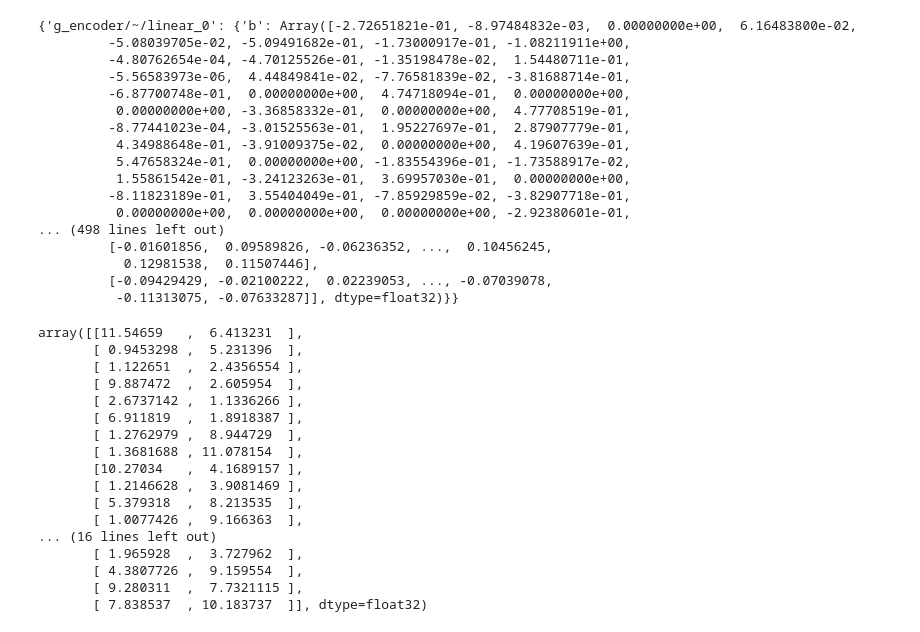
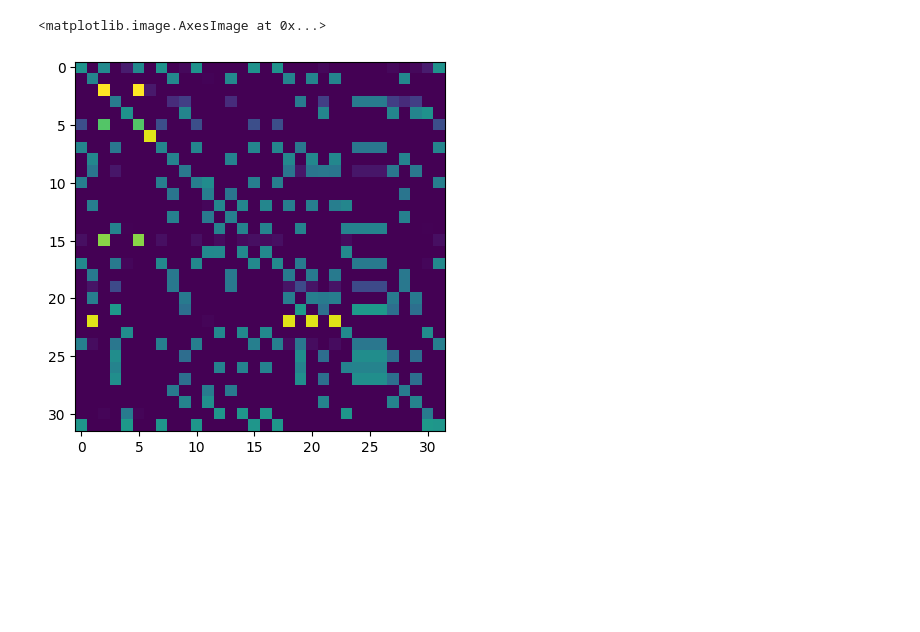
Before and after one commit to YongweiChe/ContrastiveLanguageRepresentation, a Jupyter notebook: eval_language.ipynb, the cells around one changed output. Cells and saved outputs as stored; diff of their text form; code cells hidden in the pictures; blank space fills up the shorter version.

```diff
--- a/eval_language.ipynb
+++ b/eval_language.ipynb
@@ -270,43 +245,11 @@ trained_learner_state.l_params
-# %%
-trained_learner_state.q_params
-# %% [output]
-{'g_encoder/~/linear_0': {'b': Array([-2.72651821e-01, -8.97484832e-03,  0.00000000e+00,  6.16483800e-02,
-         -5.08039705e-02, -5.09491682e-01, -1.73000917e-01, -1.08211911e+00,
-         -4.80762654e-04, -4.70125526e-01, -1.35198478e-02,  1.54480711e-01,
-         -5.56583973e-06,  4.44849841e-02, -7.76581839e-02, -3.81688714e-01,
-         -6.87700748e-01,  0.00000000e+00,  4.74718094e-01,  0.00000000e+00,
-          0.00000000e+00, -3.36858332e-01,  0.00000000e+00,  4.77708519e-01,
-         -8.77441023e-04, -3.01525563e-01,  1.95227697e-01,  2.87907779e-01,
-          4.34988648e-01, -3.91009375e-02,  0.00000000e+00,  4.19607639e-01,
-          5.47658324e-01,  0.00000000e+00, -1.83554396e-01, -1.73588917e-02,
-          1.55861542e-01, -3.24123263e-01,  3.69957030e-01,  0.00000000e+00,
-         -8.11823189e-01,  3.55404049e-01, -7.85929859e-02, -3.82907718e-01,
-          0.00000000e+00,  0.00000000e+00,  0.00000000e+00, -2.92380601e-01,
-... (498 lines left out)
-         [-0.01601856,  0.09589826, -0.06236352, ...,  0.10456245,
-           0.12981538,  0.11507446],
-         [-0.09429429, -0.02100222,  0.02239053, ..., -0.07039078,
-          -0.11313075, -0.07633287]], dtype=float32)}}
-# %%
-sample[1][:32,:]
-# %% [output]
-array([[11.54659   ,  6.413231  ],
-       [ 0.9453298 ,  5.231396  ],
-       [ 1.122651  ,  2.4356554 ],
-       [ 9.887472  ,  2.605954  ],
-       [ 2.6737142 ,  1.1336266 ],
-       [ 6.911819  ,  1.8918387 ],
-       [ 1.2762979 ,  8.944729  ],
-       [ 1.3681688 , 11.078154  ],
-       [10.27034   ,  4.1689157 ],
-       [ 1.2146628 ,  3.9081469 ],
-       [ 5.379318  ,  8.213535  ],
-       [ 1.0077426 ,  9.166363  ],
-... (16 lines left out)
-       [ 1.965928  ,  3.727962  ],
-       [ 4.3807726 ,  9.159554  ],
-       [ 9.280311  ,  7.7321115 ],
-       [ 7.838537  , 10.183737  ]], dtype=float32)
+# %%
+_, g_repr, _ = networks.repr_fn(trained_learner_state.q_params, dummy_obs, np.zeros((32,action_dim)))
+
+# outer = g_repr @ l_repr.T
+plt.imshow(np.exp(outer))
+# %% [output]
+<matplotlib.image.AxesImage at 0x...>
+[figure, added]
 # %%
 import jax.numpy as jnp
 
```
Also changed, not shown: parts of 21 cells of this notebook, 14 other files.
